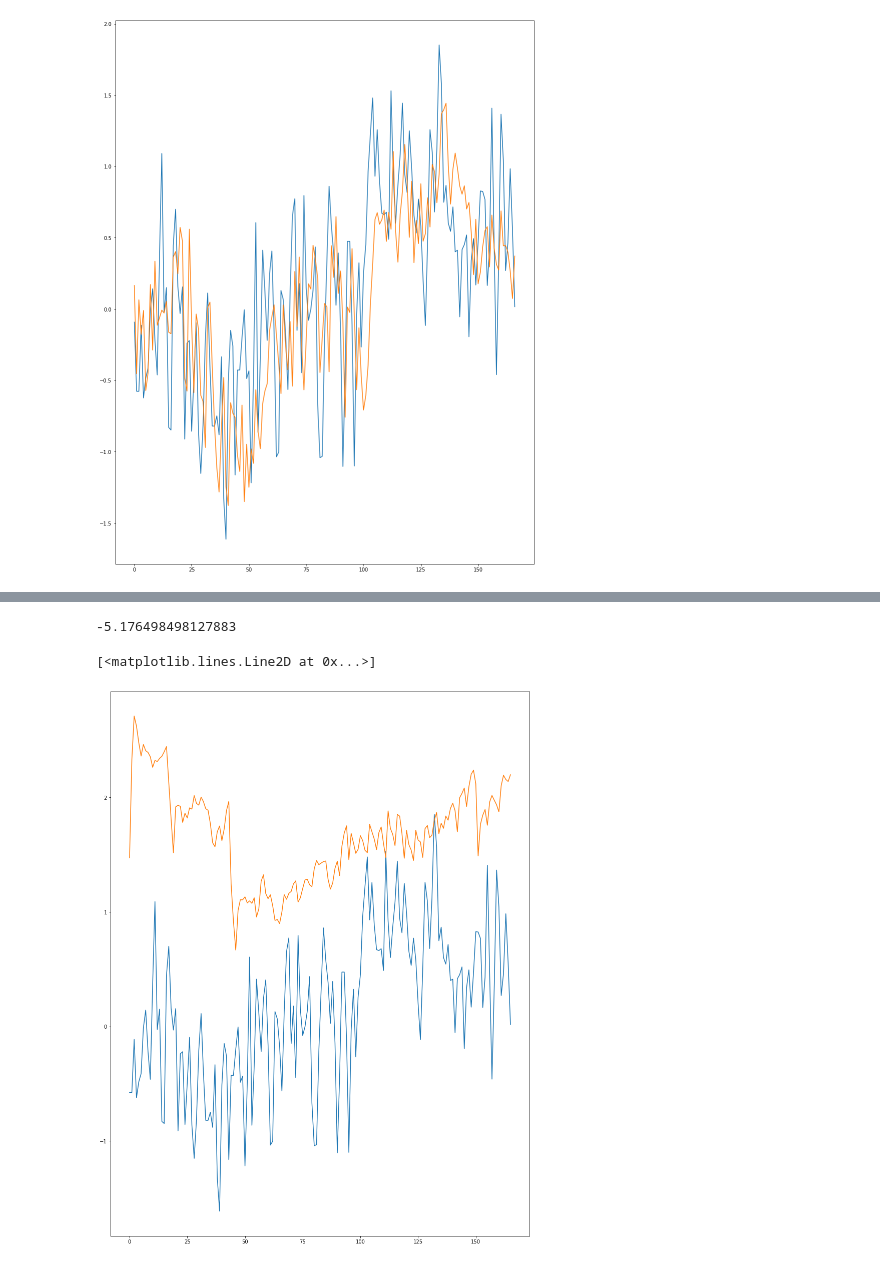
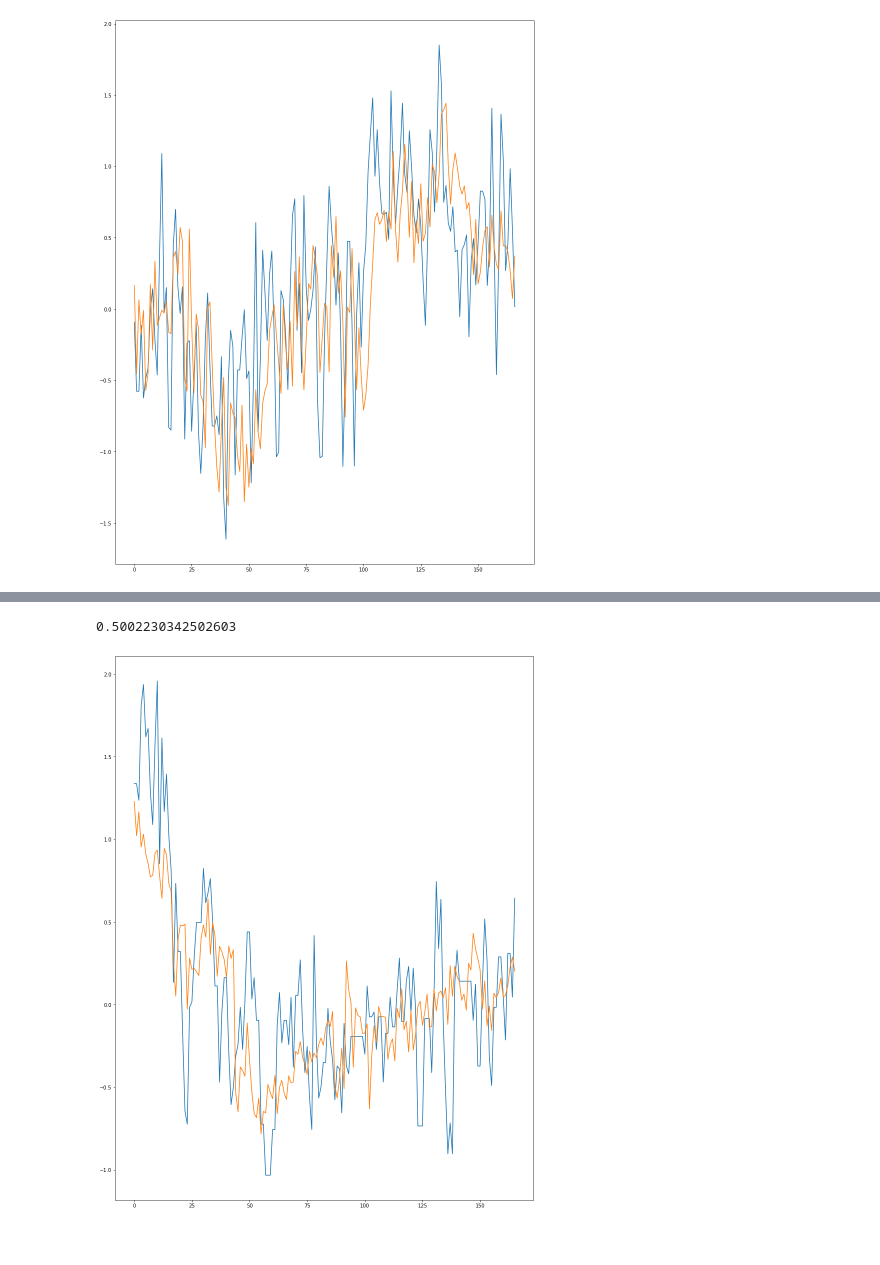
Before and after one commit to kubasikora/MI-Projekt, a Jupyter notebook: GeneticFinal.ipynb, the cells around one changed output, grey strips where cells are left out. Cells and saved outputs as stored; diff of their text form; code cells hidden in the pictures.

```diff
--- a/GeneticFinal.ipynb
+++ b/GeneticFinal.ipynb
@@ -272,7 +272,7 @@ A_learn = createModelMatrix(u_learn, optimM)
 df0l = pd.DataFrame(A_learn)
 print(df0l.shape)
 print(output_learn_cut.shape)
-df0l.insert(dfl0.shape[1]-1, "y_verif", output_learn_cut)
+df0l.insert(df0l.shape[1]-1, "y_learn", output_learn_cut)
 [train0, test0] = train_test_split(df0l, train_size=TRAINTESTRATIO, random_state=0)
 
 u_learn1, y_learn1 = prepareSignals(scaledDataFrames[1], inputs, output)
@@ -283,7 +283,7 @@ output_verif_cut1 = y_verif1[maxDelay : numberOfSamples - maxOrder]
 A_learn1 = createModelMatrix(u_learn1, optimM)
 
 df1l = pd.DataFrame(A_learn1)
-df1l.insert(df1l.shape[1]-1, "y_verif", output_learn_cut1)
+df1l.insert(df1l.shape[1]-1, "y_learn", output_learn_cut1)
 [train1, test1] = train_test_split(df1l, train_size=TRAINTESTRATIO, random_state=0)
 
 u_learn2, y_learn2 = prepareSignals(scaledDataFrames[2], inputs, output)
@@ -294,7 +294,7 @@ output_verif_cut2 = y_verif2[maxDelay : numberOfSamples - maxOrder]
 A_learn2 = createModelMatrix(u_learn2, optimM)
 
 df2l = pd.DataFrame(A_learn2)
-df2l.insert(df2l.shape[1]-1, "y_verif", output_learn_cut2)
+df2l.insert(df2l.shape[1]-1, "y_learn", output_learn_cut2)
 [train2, test2] = train_test_split(df2l, train_size=TRAINTESTRATIO, random_state=0)
 
 u_learn3, y_learn3 = prepareSignals(scaledDataFrames[3], inputs, output)
@@ -305,16 +305,16 @@ output_verif_cut3 = y_verif3[maxDelay : numberOfSamples - maxOrder]
 A_learn3 = createModelMatrix(u_learn3, optimM)
 
 df3l = pd.DataFrame(A_learn3)
-df3l.insert(df3l.shape[1]-1, "y_verif", output_learn_cut3)
+df3l.insert(df3l.shape[1]-1, "y_learn", output_learn_cut3)
 [train3, test3] = train_test_split(df3l, train_size=TRAINTESTRATIO, random_state=0)
 
-print(train0["y_verif"].values.shape)
-print(train1["y_verif"].values.shape)
-print(train2["y_verif"].values.shape)
-print(train3["y_verif"].values.shape)
+print(train0["y_learn"].values.shape)
+print(train1["y_learn"].values.shape)
+print(train2["y_learn"].values.shape)
+print(train3["y_learn"].values.shape)
 
-Al = np.vstack((train0.drop(["y_verif"],axis=1).values, train1.drop(["y_verif"],axis=1).values, train2.drop(["y_verif"],axis=1).values, train3.drop(["y_verif"],axis=1).values))
-yl = np.concatenate((train0["y_verif"].values, train1["y_verif"].values, train2["y_verif"].values, train3["y_verif"].values))
+Al = np.vstack((train0.drop(["y_learn"],axis=1).values, train1.drop(["y_learn"],axis=1).values, train2.drop(["y_learn"],axis=1).values, train3.drop(["y_learn"],axis=1).values))
+yl = np.concatenate((train0["y_learn"].values, train1["y_learn"].values, train2["y_learn"].values, train3["y_learn"].values))
 
 model = linear_model.LinearRegression().fit(Al, yl)
 score = evalModelScore(model, optimM, u_verif, y_verif)
@@ -609,6 +630,6 @@ plt.plot(model_outputs)
 # %%
-u_learn1, y_learn1 = prepareSignals(scaledDataFrames[1], inputs, output)
-u_verif1, y_verif1 = prepareSignals(scaledDataFrames[1], inputs, output)
+u_learn1, y_learn1 = prepareSignals(scaledDataFrames[1], inputsdp, outputdp)
+u_verif1, y_verif1 = prepareSignals(scaledDataFrames[1], inputsdp, outputdp)
 numberOfSamples = y_learn1.shape[0]
 output_learn_cut1 = y_learn1[maxDelay : numberOfSamples - maxOrder]
 output_verif_cut1 = y_verif1[maxDelay : numberOfSamples - maxOrder]
@@ -634,4 +655,6 @@ print(verif_score1)
 plt.rcParams['figure.figsize'] = [15, 20]
 plt.plot(output_verif_cut1)
 plt.plot(model_outputs_1)
+pdres = pd.DataFrame(np.array([output_verif_cut1[:,0], model_outputs_1]).transpose())
+pdres.to_csv("./results/genetic/dp_1.csv", index=False, header=False)
 # %% [output]
@@ -641,6 +663,6 @@ plt.plot(model_outputs_1)
 # %%
-u_learn2, y_learn2 = prepareSignals(scaledDataFrames[2], inputs, output)
-u_verif2, y_verif2 = prepareSignals(scaledDataFrames[2], inputs, output)
+u_learn2, y_learn2 = prepareSignals(scaledDataFrames[2], inputsdp, outputdp)
+u_verif2, y_verif2 = prepareSignals(scaledDataFrames[2], inputsdp, outputdp)
 numberOfSamples = y_learn2.shape[0]
 output_learn_cut2 = y_learn2[maxDelay : numberOfSamples - maxOrder]
 output_verif_cut2 = y_verif2[maxDelay : numberOfSamples - maxOrder]
@@ -652,7 +674,7 @@ u_verif_wip_2 = np.array(u_verif2[0:data_idx_2],copy=True)
 A_verif_2 = createModelMatrix(u_verif_wip_2, optimM)
 
 model_outputs_2 = np.array([])
-for i in range(data_idx_2, data_idx_2+len(output_learn_cut2)):
+for i in range(data_idx_2, data_idx_2+len(output_verif_cut2)):
     output_model_verif2 = model.predict(A_verif_2)
     model_outputs_2 = np.append(model_outputs_2, output_model_verif2)
     u_verif_wip_2 = np.vstack((u_verif_wip_2, u_verif2[data_idx_2:data_idx_2+1]))[1:]
@@ -667,4 +689,6 @@ print(verif_score2)
 plt.rcParams['figure.figsize'] = [15, 20]
 plt.plot(output_verif_cut2)
 plt.plot(model_outputs_2)
+pdres = pd.DataFrame(np.array([output_verif_cut2[:,0], model_outputs_2]).transpose())
+pdres.to_csv("./results/genetic/dp_2.csv", index=False, header=False)
 # %% [output]
@@ -674,34 +697,35 @@ plt.plot(model_outputs_2)
 # %%
-u_learn3, y_learn3 = prepareSignals(scaledDataFrames[3], inputs, output)
-u_verif3, y_verif3 = prepareSignals(scaledDataFrames[3], inputs, output)
+u_learn3, y_learn3 = prepareSignals(scaledDataFrames[3], inputsdp, outputdp)
+u_verif3, y_verif3 = prepareSignals(scaledDataFrames[3], inputsdp, outputdp)
 numberOfSamples = y_learn3.shape[0]
 
 output_learn_cut3 = y_learn3[maxDelay : numberOfSamples - maxOrder]
 output_verif_cut3 = y_verif3[maxDelay : numberOfSamples - maxOrder]
 A_learn3 = createModelMatrix(u_learn3, optimM)
 #
 
 data_idx_3 = maxOrder+maxDelay+1
 u_verif_wip_3 = np.array(u_verif3[0:data_idx_3],copy=True)
 A_verif_3 = createModelMatrix(u_verif_wip_3, optimM)
 
 model_outputs_3 = np.array([])
-for i in range(data_idx_3, data_idx_3+len(output_learn_cut3)):
+for i in range(data_idx_3, data_idx_3+len(output_verif_cut3)):
     output_model_verif3 = model.predict(A_verif_3)
     model_outputs_3 = np.append(model_outputs_3, output_model_verif3)
     u_verif_wip_3 = np.vstack((u_verif_wip_3, u_verif3[data_idx_3:data_idx_3+1]))[1:]
     data_idx_3 += 1
     u_verif_wip_3[-1][-1] = output_model_verif3[-1]
     A_verif_3 = createModelMatrix(u_verif_wip_3, optimM)
 
 verif_score3 = r2_score(output_verif_cut3, model_outputs_3)
 print(verif_score3)
 
 # plot data
 plt.rcParams['figure.figsize'] = [15, 20]
 plt.plot(output_verif_cut3)
 plt.plot(model_outputs_3)
+pdres = pd.DataFrame(np.array([output_verif_cut3[:,0], model_outputs_3]).transpose())
+pdres.to_csv("./results/genetic/dp_3.csv", index=False, header=False)
 # %% [output]
--5.176498498127883
+0.5002230342502603
-[<matplotlib.lines.Line2D at 0x...>]
-[figure, old version]
+[figure, new version]
```
Also changed, not shown: parts of 7 cells of this notebook, 51 other files.
